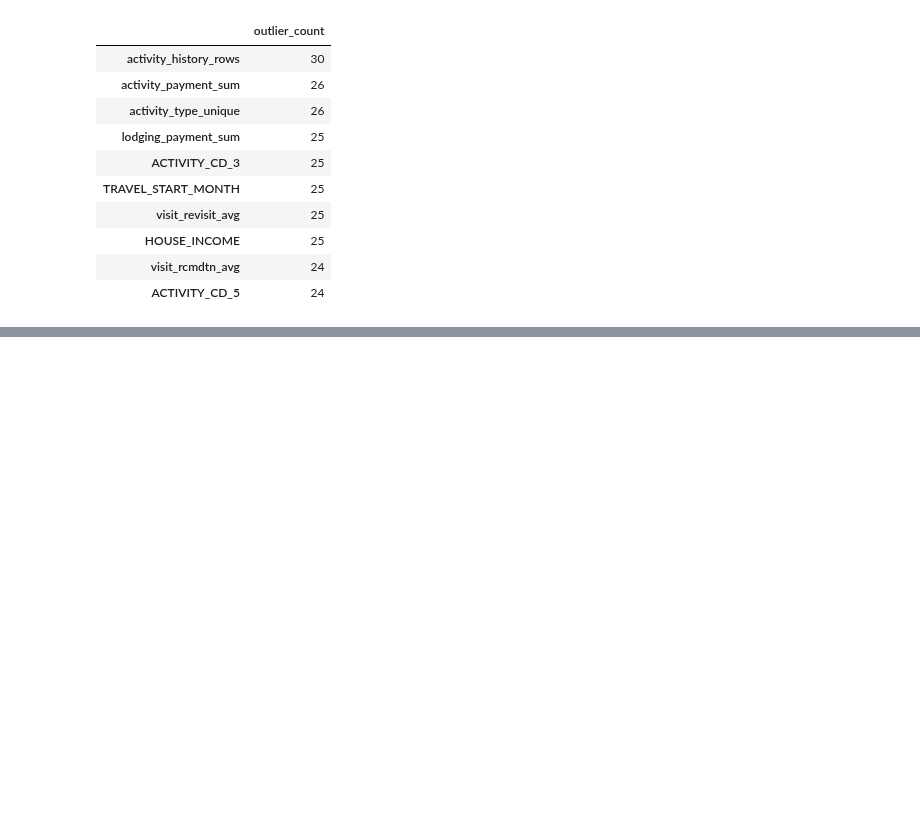
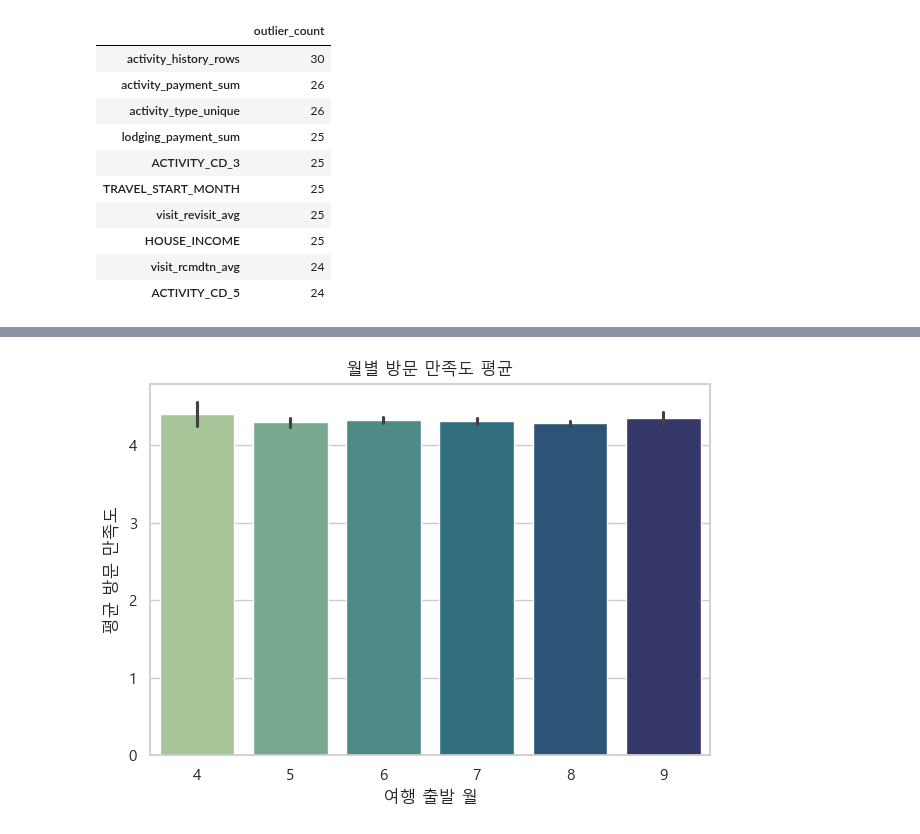
Before and after one commit to SKNetworks-AI19-250818/SKN19-mini-1Team, a Jupyter notebook: preprocessing/notebook/00_TABLE_CREATE.ipynb, the cells around one changed output, grey strips where cells are left out. Saved outputs shown, nothing was run; the diff lists cells and outputs as text; code cells hidden in the pictures; blank space fills up the shorter version.

```diff
--- a/preprocessing/notebook/00_TABLE_CREATE.ipynb
+++ b/preprocessing/notebook/00_TABLE_CREATE.ipynb
@@ -248,0 +323,24 @@ if 'visit_dgstfn_avg' in prepared_df.columns:
+# %%
+
+# 월별 방문 만족도 평균 비교
+month_df = viz_df[['여행출발월', '방문만족도평균']].dropna()
+
+if not month_df.empty:
+    month_order = sorted(month_df['여행출발월'].unique())
+    ax = sns.barplot(
+        data=month_df,
+        x='여행출발월',
+        y='방문만족도평균',
+        order=month_order,
+        hue='여행출발월',
+        palette='crest',
+        legend=False,
+    )
+    ax.set_title('월별 방문 만족도 평균')
+    ax.set_xlabel('여행 출발 월')
+    ax.set_ylabel('평균 방문 만족도')
+    ax.figure.tight_layout()
+else:
+    print('월별 방문 만족도 데이터를 확인할 수 없습니다.')
+# %% [output]
+[figure, added]
```
Also changed, not shown: parts of 13 cells of this notebook.
